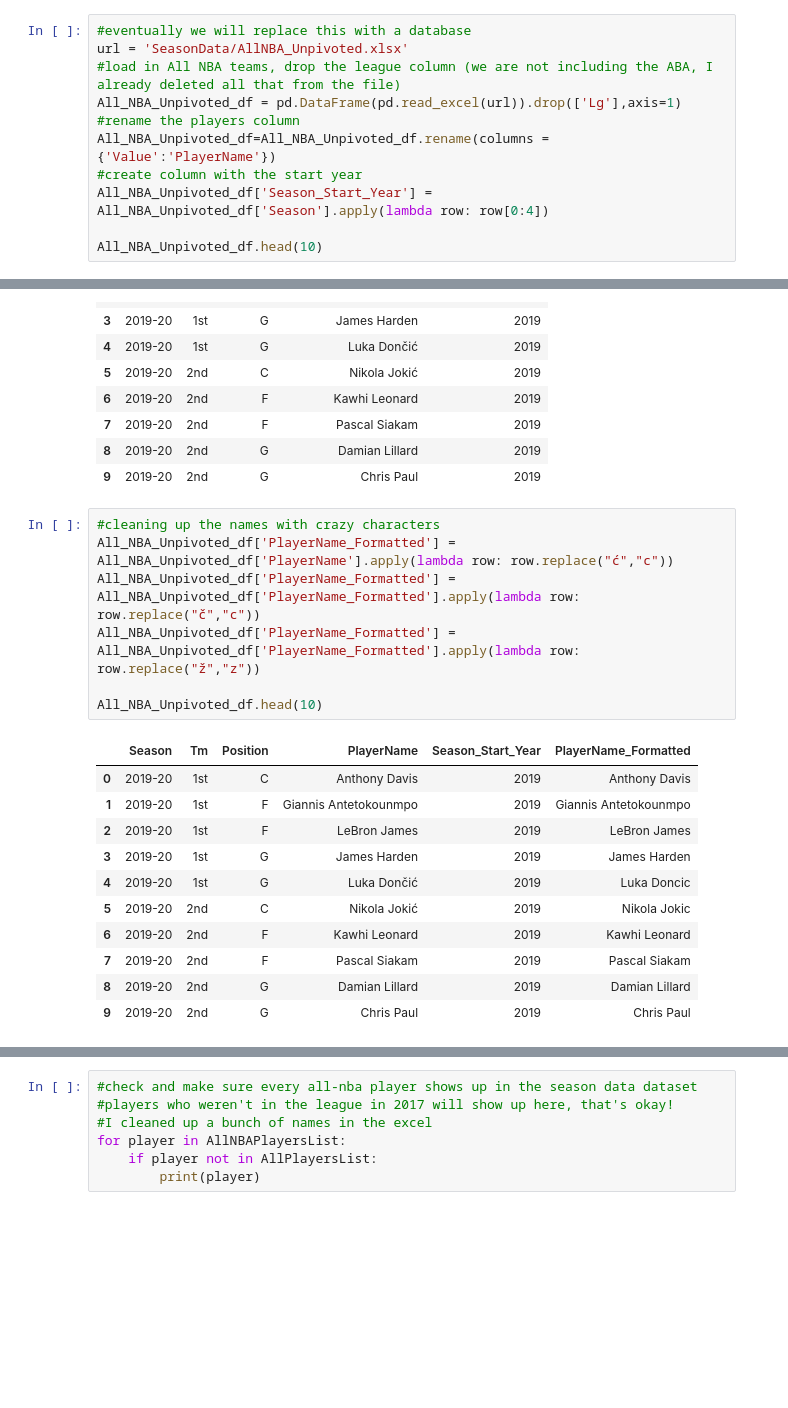
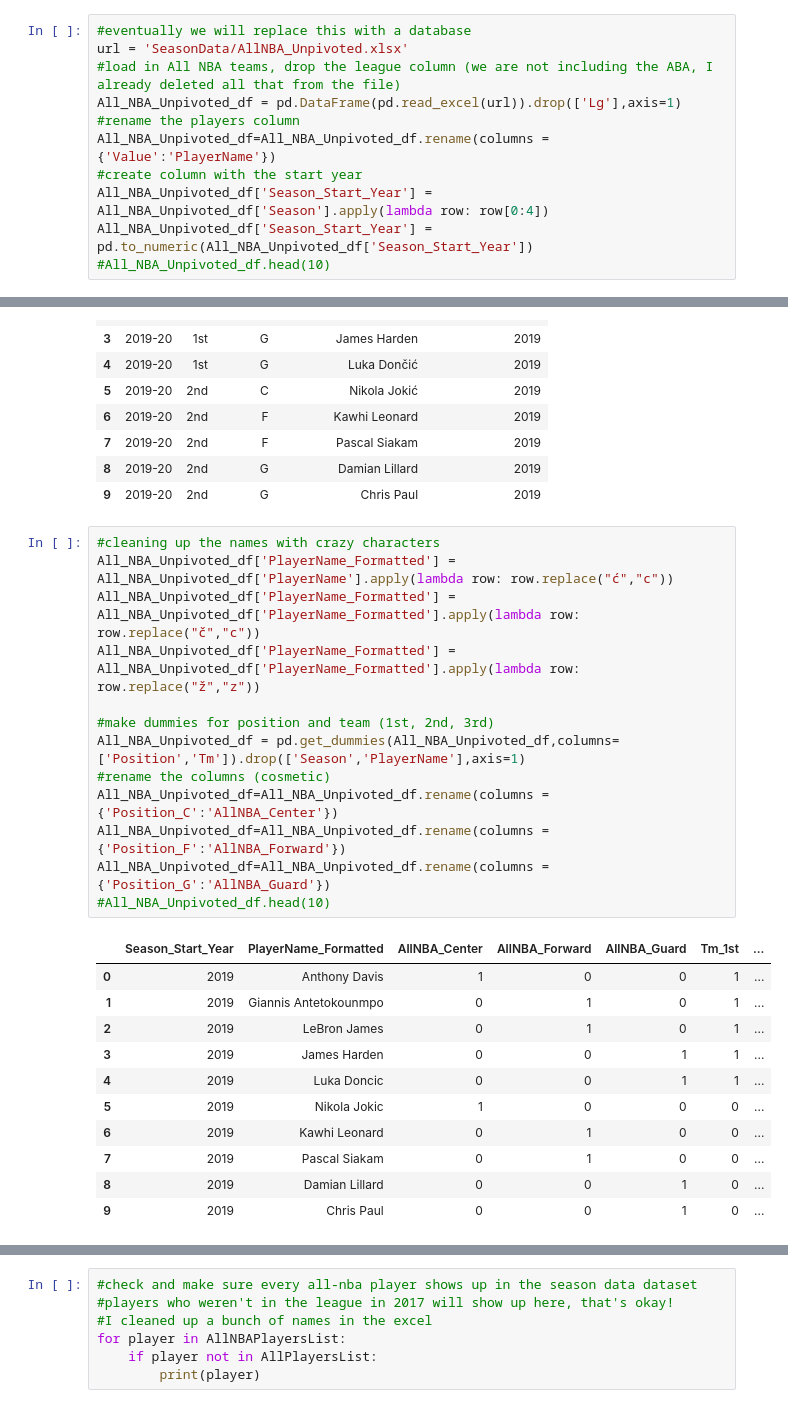
Before and after one commit to AForbis/Bootcamp_Final_Project, a Jupyter notebook: final_project_segment.ipynb, the cells around one changed output, grey strips where cells are left out. Cells and saved outputs as stored; diff of their text form; blank space fills up the shorter version.

```diff
--- a/final_project_segment.ipynb
+++ b/final_project_segment.ipynb
@@ -14,8 +14,8 @@ All_NBA_Unpivoted_df = pd.DataFrame(pd.read_excel(url)).drop(['Lg'],axis=1)
 All_NBA_Unpivoted_df=All_NBA_Unpivoted_df.rename(columns = {'Value':'PlayerName'})
 #create column with the start year
 All_NBA_Unpivoted_df['Season_Start_Year'] = All_NBA_Unpivoted_df['Season'].apply(lambda row: row[0:4])
-
-All_NBA_Unpivoted_df.head(10)
+All_NBA_Unpivoted_df['Season_Start_Year'] = pd.to_numeric(All_NBA_Unpivoted_df['Season_Start_Year'])
+#All_NBA_Unpivoted_df.head(10)
 # %% [output]
 |  | Season | Tm | Position | PlayerName | Season_Start_Year |
 | 0 | 2019-20 | 1st | C | Anthony Davis | 2019 |
@@ -31,22 +31,28 @@ All_NBA_Unpivoted_df.head(10)
 # %%
 #cleaning up the names with crazy characters
 All_NBA_Unpivoted_df['PlayerName_Formatted'] = All_NBA_Unpivoted_df['PlayerName'].apply(lambda row: row.replace("ć","c"))
 All_NBA_Unpivoted_df['PlayerName_Formatted'] = All_NBA_Unpivoted_df['PlayerName_Formatted'].apply(lambda row: row.replace("č","c"))
 All_NBA_Unpivoted_df['PlayerName_Formatted'] = All_NBA_Unpivoted_df['PlayerName_Formatted'].apply(lambda row: row.replace("ž","z"))
 
-All_NBA_Unpivoted_df.head(10)
+#make dummies for position and team (1st, 2nd, 3rd)
+All_NBA_Unpivoted_df = pd.get_dummies(All_NBA_Unpivoted_df,columns=['Position','Tm']).drop(['Season','PlayerName'],axis=1)
+#rename the columns (cosmetic)
+All_NBA_Unpivoted_df=All_NBA_Unpivoted_df.rename(columns = {'Position_C':'AllNBA_Center'})
+All_NBA_Unpivoted_df=All_NBA_Unpivoted_df.rename(columns = {'Position_F':'AllNBA_Forward'})
+All_NBA_Unpivoted_df=All_NBA_Unpivoted_df.rename(columns = {'Position_G':'AllNBA_Guard'})
+#All_NBA_Unpivoted_df.head(10)
 # %% [output]
-|  | Season | Tm | Position | PlayerName | Season_Start_Year | PlayerName_Formatted |
-| 0 | 2019-20 | 1st | C | Anthony Davis | 2019 | Anthony Davis |
-| 1 | 2019-20 | 1st | F | Giannis Antetokounmpo | 2019 | Giannis Antetokounmpo |
-| 2 | 2019-20 | 1st | F | LeBron James | 2019 | LeBron James |
-| 3 | 2019-20 | 1st | G | James Harden | 2019 | James Harden |
-| 4 | 2019-20 | 1st | G | Luka Dončić | 2019 | Luka Doncic |
-| 5 | 2019-20 | 2nd | C | Nikola Jokić | 2019 | Nikola Jokic |
-| 6 | 2019-20 | 2nd | F | Kawhi Leonard | 2019 | Kawhi Leonard |
-| 7 | 2019-20 | 2nd | F | Pascal Siakam | 2019 | Pascal Siakam |
-| 8 | 2019-20 | 2nd | G | Damian Lillard | 2019 | Damian Lillard |
-| 9 | 2019-20 | 2nd | G | Chris Paul | 2019 | Chris Paul |
+|  | Season_Start_Year | PlayerName_Formatted | AllNBA_Center | AllNBA_Forward | AllNBA_Guard | Tm_1st | ... |
+| 0 | 2019 | Anthony Davis | 1 | 0 | 0 | 1 | ... |
+| 1 | 2019 | Giannis Antetokounmpo | 0 | 1 | 0 | 1 | ... |
+| 2 | 2019 | LeBron James | 0 | 1 | 0 | 1 | ... |
+| 3 | 2019 | James Harden | 0 | 0 | 1 | 1 | ... |
+| 4 | 2019 | Luka Doncic | 0 | 0 | 1 | 1 | ... |
+| 5 | 2019 | Nikola Jokic | 1 | 0 | 0 | 0 | ... |
+| 6 | 2019 | Kawhi Leonard | 0 | 1 | 0 | 0 | ... |
+| 7 | 2019 | Pascal Siakam | 0 | 1 | 0 | 0 | ... |
+| 8 | 2019 | Damian Lillard | 0 | 0 | 1 | 0 | ... |
+| 9 | 2019 | Chris Paul | 0 | 0 | 1 | 0 | ... |
 # %%
 #get list of all of the players that have made an all nba team
 AllNBAPlayersList = All_NBA_Unpivoted_df['PlayerName_Formatted'].unique()
```
Also changed, not shown: parts of 13 cells of this notebook, 3 other files.
